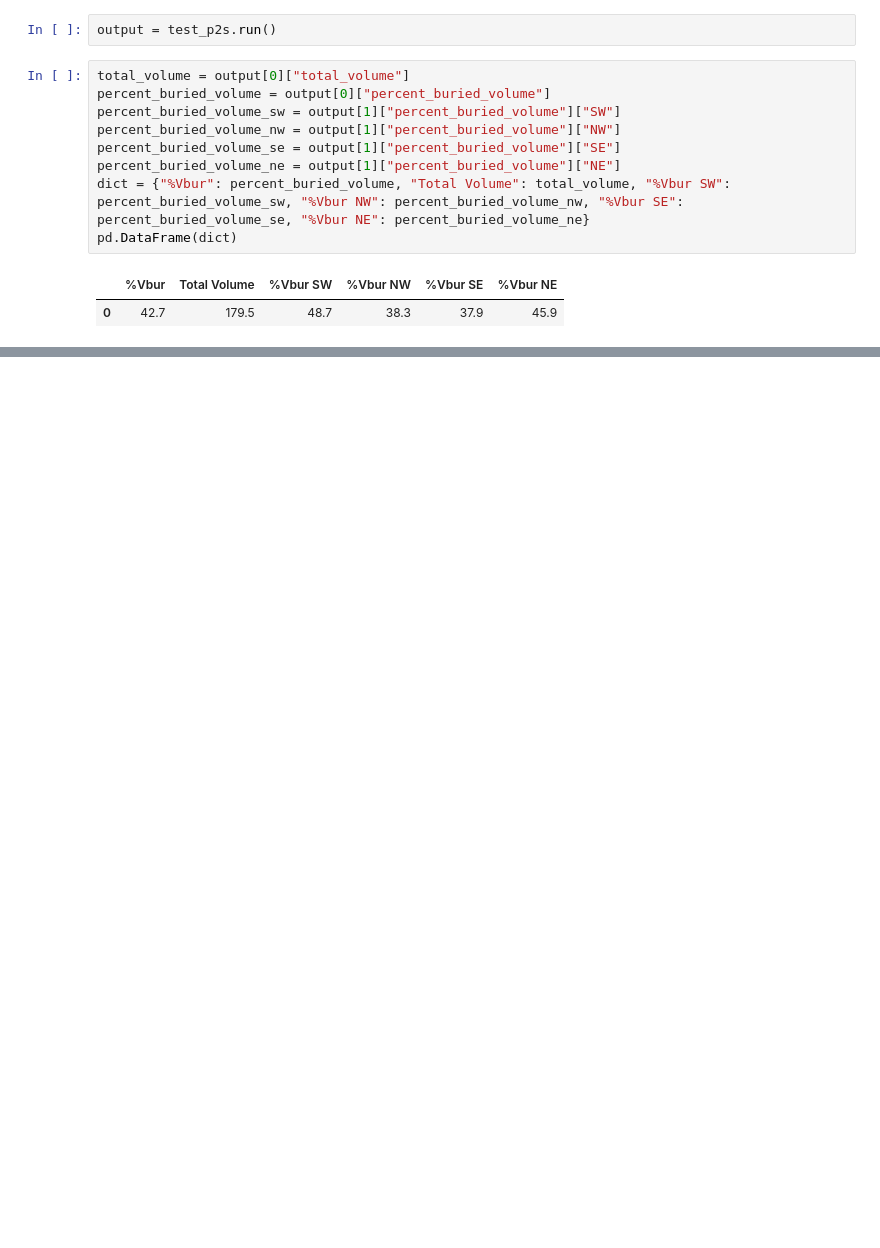
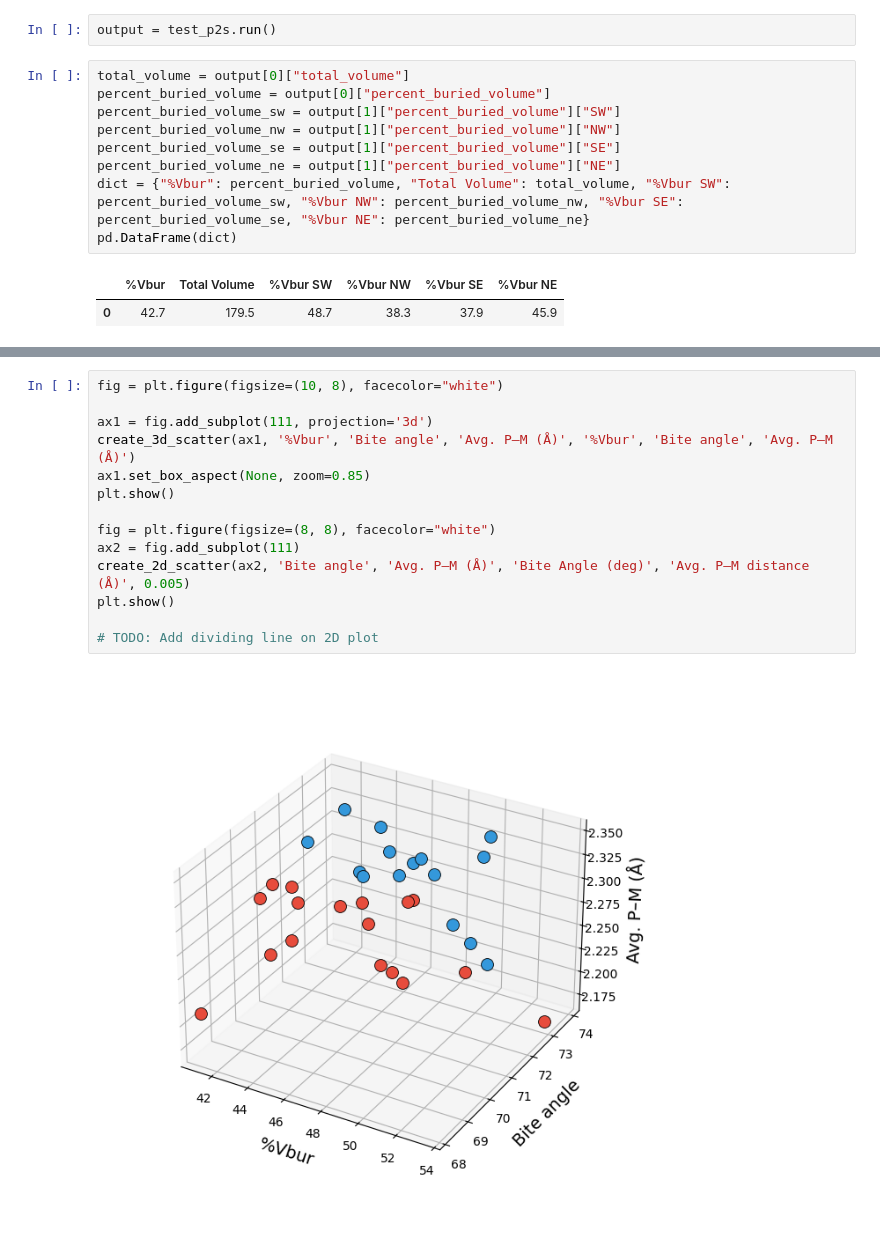
Before and after one commit to jaeusamio/phd, a Jupyter notebook: main.ipynb, the cells around one changed output, grey strips where cells are left out. Cells and saved outputs as stored; diff of their text form; blank space fills up the shorter version.

Commit message:
- Generated graphs from crystal structures.

```diff
--- a/main.ipynb
+++ b/main.ipynb
@@ -99,0 +176,16 @@ Chem.CombineMols(f1, f2)
+# %%
+fig = plt.figure(figsize=(10, 8), facecolor="white")
+
+ax1 = fig.add_subplot(111, projection='3d')
+create_3d_scatter(ax1, '%Vbur', 'Bite angle', 'Avg. P–M (Å)', '%Vbur', 'Bite angle', 'Avg. P–M (Å)')
+ax1.set_box_aspect(None, zoom=0.85)
+plt.show()
+
+fig = plt.figure(figsize=(8, 8), facecolor="white")
+ax2 = fig.add_subplot(111)
+create_2d_scatter(ax2, 'Bite angle', 'Avg. P–M (Å)', 'Bite Angle (deg)', 'Avg. P–M distance (Å)', 0.005)
+plt.show()
+
+# TODO: Add dividing line on 2D plot
+# %% [output]
+[figure, added]
```
Also changed, not shown: parts of 7 cells of this notebook, 3 other files.
